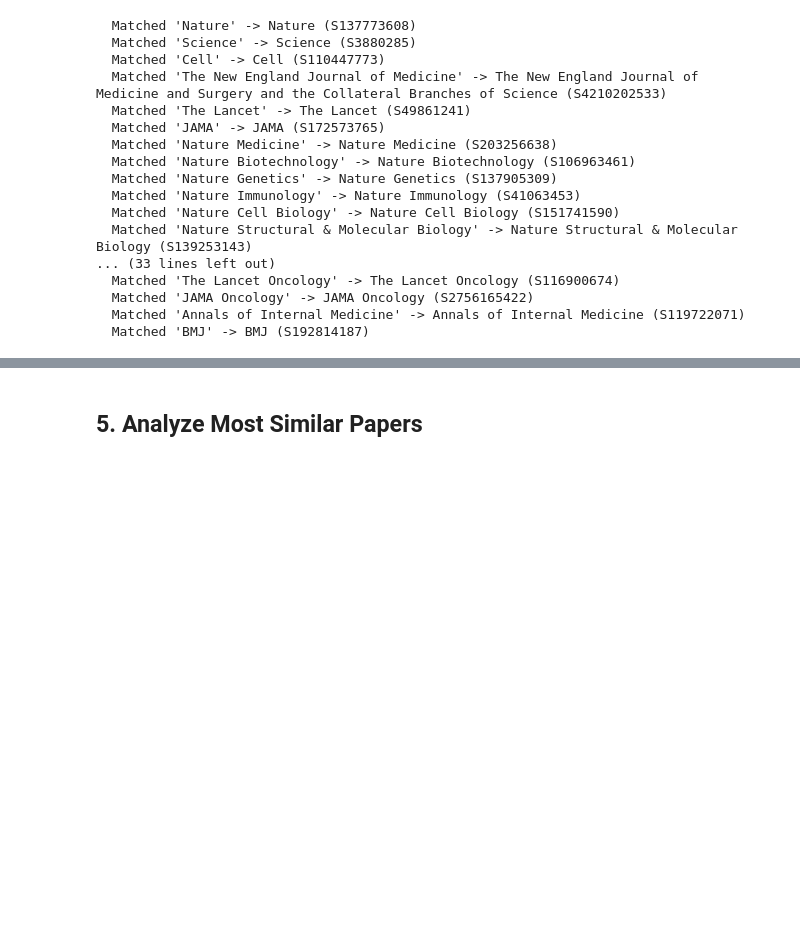
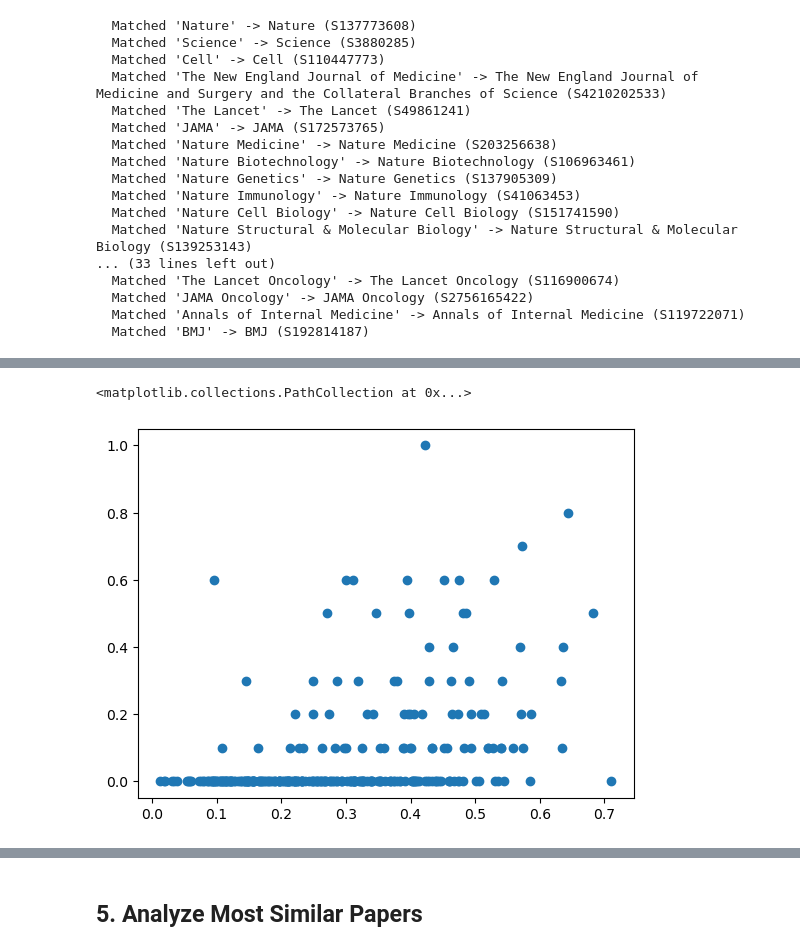
Before and after one commit to dylkot/Corall, a Jupyter notebook: Testing/exploration_notebook.ipynb, the cells around one changed output, grey strips where cells are left out. Cells and saved outputs as stored; diff of their text form; code cells hidden in the pictures; blank space fills up the shorter version.

```diff
--- a/Testing/exploration_notebook.ipynb
+++ b/Testing/exploration_notebook.ipynb
@@ -347,0 +377,3 @@ Note: This uses default journal filtering
+# %%
+print("Computing citation scores...")
+test_candidate_sub2 = citation_scorer.compute_advanced_citation_scores(openalex, test_candidates[:300], max_citations=10, max_references=10)
@@ -347,0 +660,5 @@ Note: This uses default journal filtering
+# %%
+plt.scatter(sub10['similarity_score'], sub10['citation_score'])
+# %% [output]
+<matplotlib.collections.PathCollection at 0x...>
+[figure, added]
```
Also changed, not shown: parts of 35 cells of this notebook, 10 other files.
